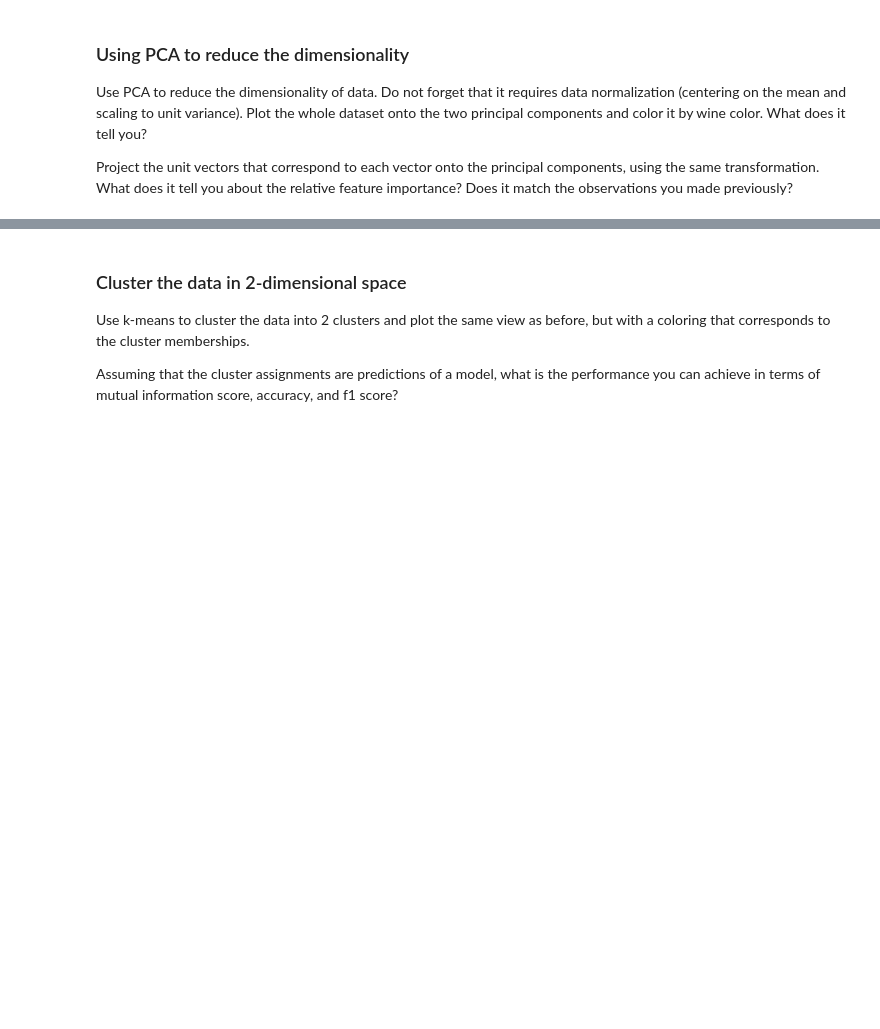
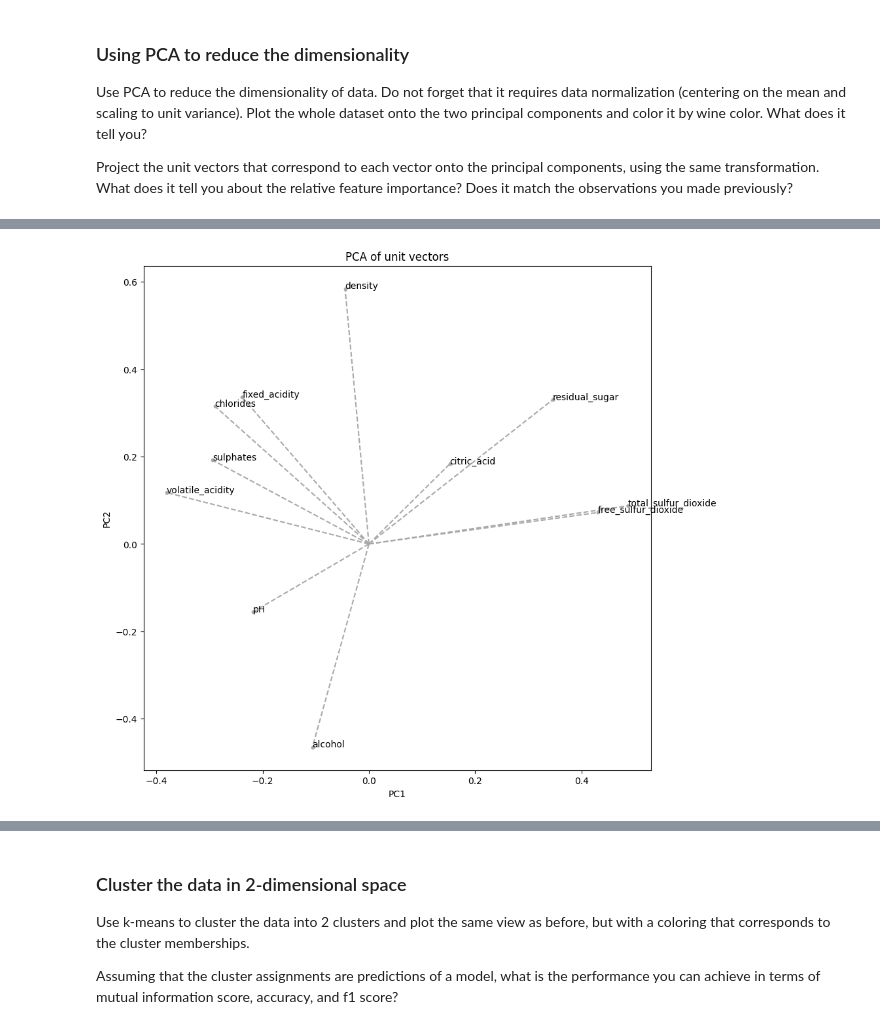
Before and after one commit to hei-isc-ml-stud/w4-isc-ml-imfeldd, a Jupyter notebook: week4-assignment.ipynb, the cells around one changed output, grey strips where cells are left out. Cells and saved outputs as stored; diff of their text form; code cells hidden in the pictures; blank space fills up the shorter version.

```diff
--- a/week4-assignment.ipynb
+++ b/week4-assignment.ipynb
@@ -252,0 +288,26 @@ Project the unit vectors that correspond to each vector onto the principal compo
+# %%
+# Project the unit vectors that correspond to each vector onto the principal components,
+# using the same transformation. What does it tell you about the relative feature importance?
+# Does it match the observations you made previously?
+
+unit_vectors = np.eye(X_scaled.shape[1])
+unit_vectors_pca = pca.transform(unit_vectors)
+
+plt.figure(figsize=(10, 10))
+plt.scatter(unit_vectors_pca[:, 0], unit_vectors_pca[:, 1], color="darkgray", s=10)
+plt.xlabel("PC1")
+plt.ylabel("PC2")
+plt.title("PCA of unit vectors")
+
+for i, feature in enumerate(numerical_features):
+    plt.plot(
+        [0, unit_vectors_pca[i, 0]],
+        [0, unit_vectors_pca[i, 1]],
+        color="darkgray",
+        linestyle="--",
+    )
+    plt.text(unit_vectors_pca[i, 0], unit_vectors_pca[i, 1], feature)
+
+plt.show()
+# %% [output]
+[figure, added]
```
Also changed, not shown: parts of 17 cells of this notebook, 2 other files.
